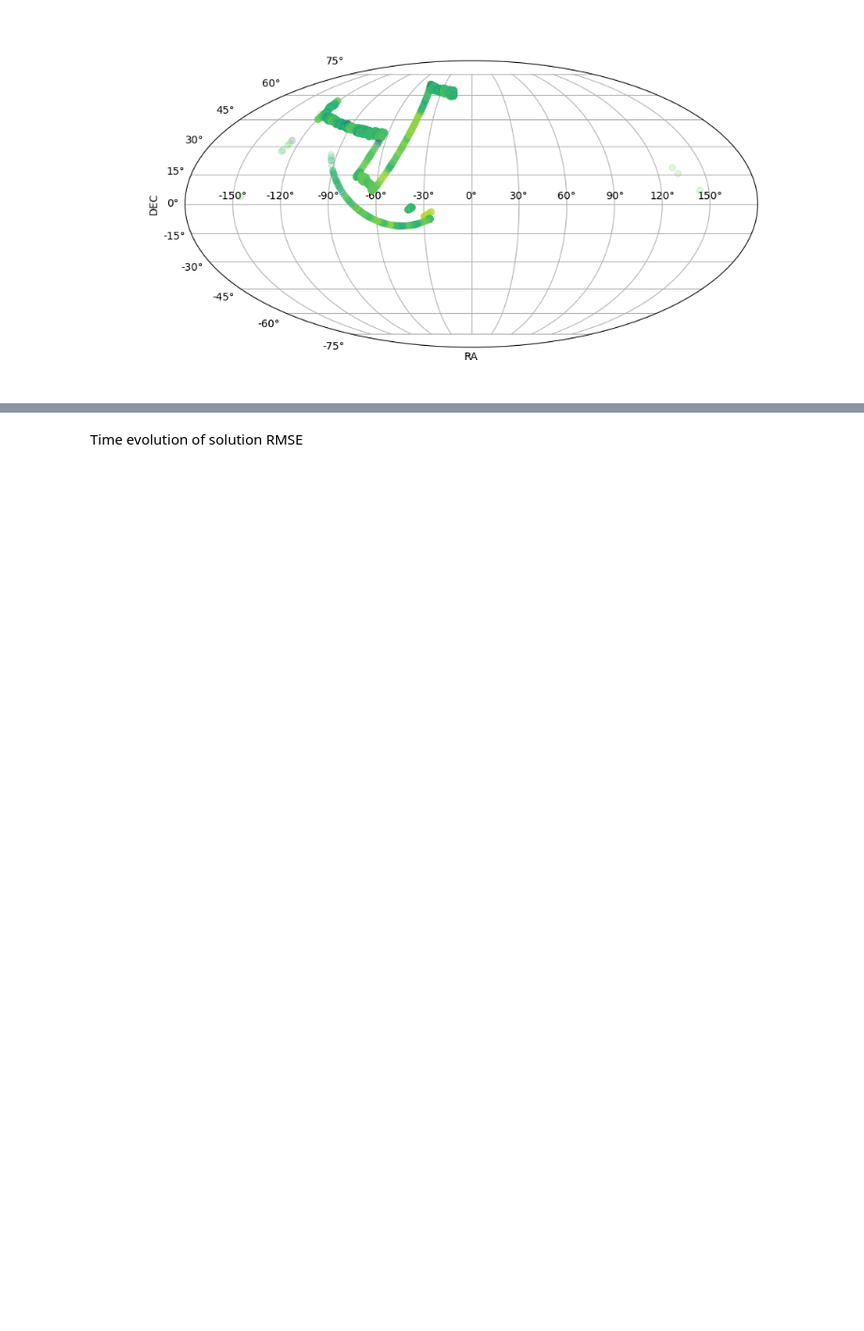
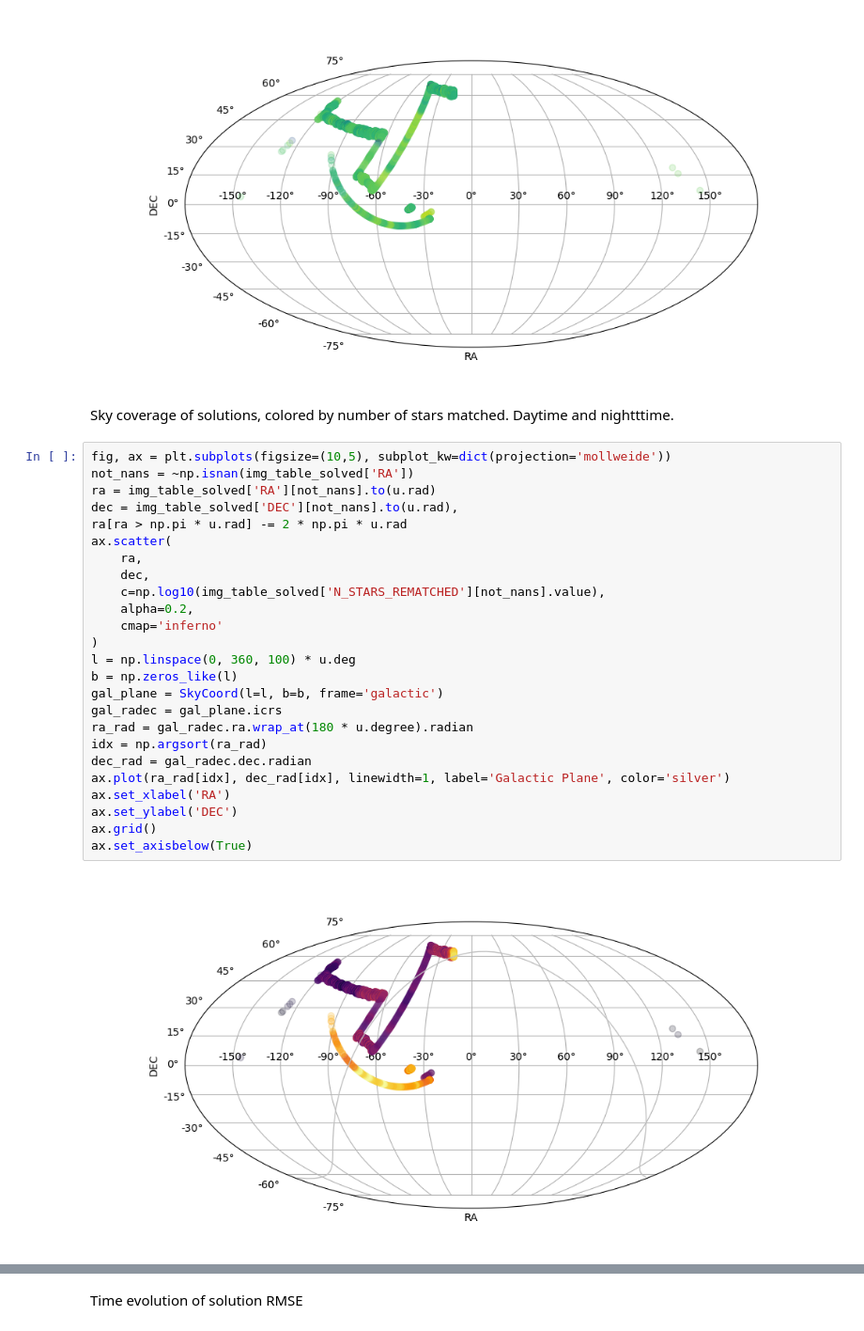
Before and after one commit to evanmayer/starcam-sim, a Jupyter notebook: pipeline/results_table_post_process.ipynb, the cells around one changed output, grey strips where cells are left out. Shown at 94% size. Drawn from its saved outputs; the diff is of its cells as text; blank space fills up the shorter version.

```diff
--- a/pipeline/results_table_post_process.ipynb
+++ b/pipeline/results_table_post_process.ipynb
@@ -293,3 +383,32 @@ ax.grid()
 ax.set_axisbelow(True)
 # %% [output]
 [figure]
+# %% [markdown]
+Sky coverage of solutions, colored by number of stars matched. Daytime and nightttime.
+# %%
+fig, ax = plt.subplots(figsize=(10,5), subplot_kw=dict(projection='mollweide'))
+not_nans = ~np.isnan(img_table_solved['RA'])
+ra = img_table_solved['RA'][not_nans].to(u.rad)
+dec = img_table_solved['DEC'][not_nans].to(u.rad),
+ra[ra > np.pi * u.rad] -= 2 * np.pi * u.rad
+ax.scatter(
+    ra,
+    dec,
+    c=np.log10(img_table_solved['N_STARS_REMATCHED'][not_nans].value),
+    alpha=0.2,
+    cmap='inferno'
+)
+l = np.linspace(0, 360, 100) * u.deg
+b = np.zeros_like(l)
+gal_plane = SkyCoord(l=l, b=b, frame='galactic')
+gal_radec = gal_plane.icrs
+ra_rad = gal_radec.ra.wrap_at(180 * u.degree).radian
+idx = np.argsort(ra_rad)
+dec_rad = gal_radec.dec.radian
+ax.plot(ra_rad[idx], dec_rad[idx], linewidth=1, label='Galactic Plane', color='silver')
+ax.set_xlabel('RA')
+ax.set_ylabel('DEC')
+ax.grid()
+ax.set_axisbelow(True)
+# %% [output]
+[figure, added]
```
Also changed, not shown: parts of 11 cells of this notebook, 6 other files.
